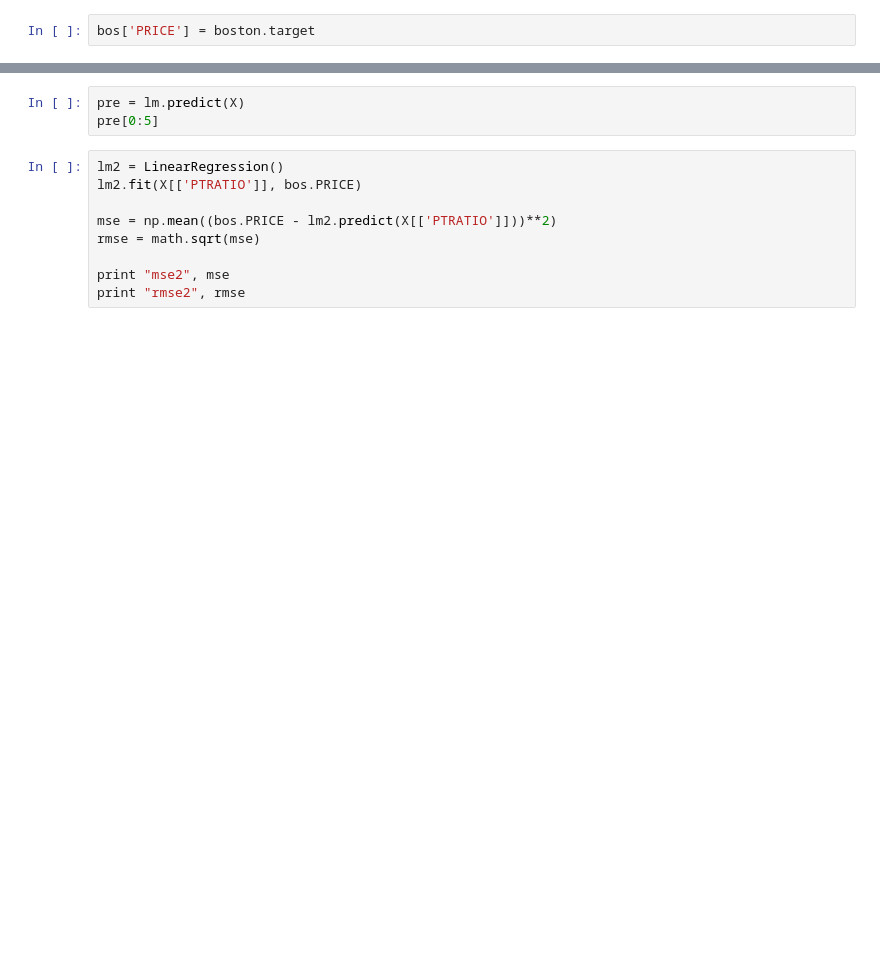
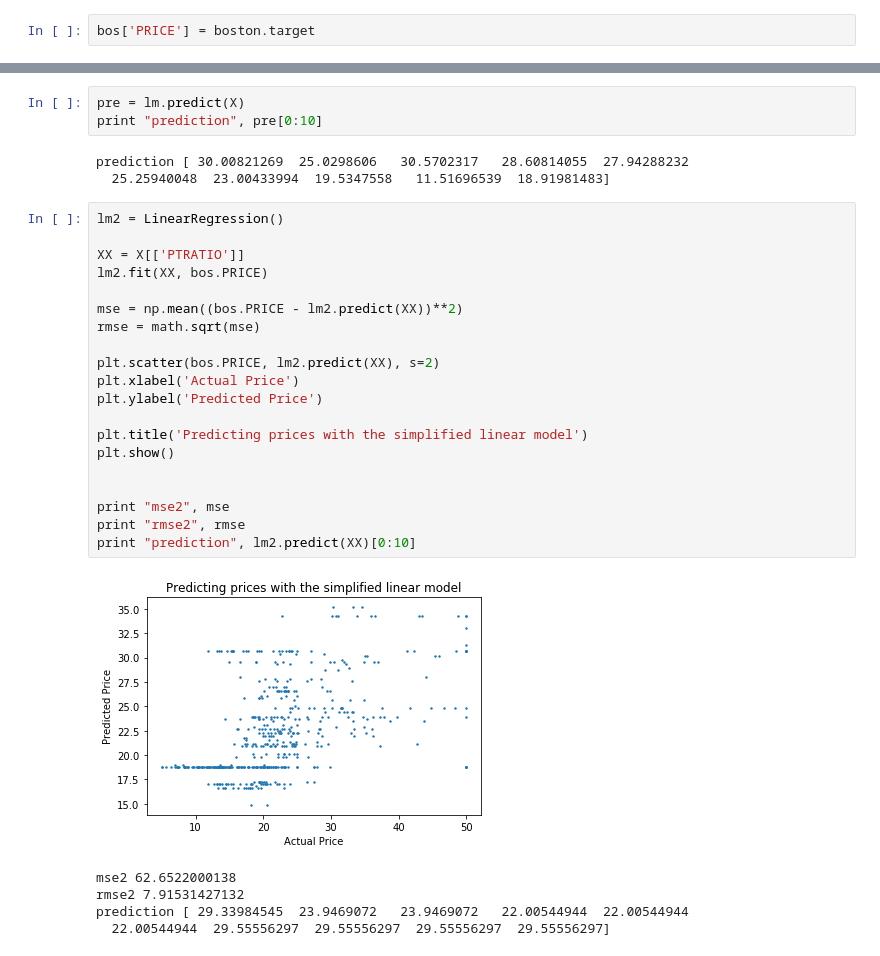
Before and after one commit to jxxcarlson/python_workshop, a Jupyter notebook: day8/Regression.ipynb, the cells around one changed output, grey strips where cells are left out. Drawn from its saved outputs; the diff is of its cells as text; blank space fills up the shorter version.

```diff
--- a/day8/Regression.ipynb
+++ b/day8/Regression.ipynb
@@ -71,12 +150,32 @@ print "rmse", math.sqrt(mse)
 # %%
 pre = lm.predict(X)
-pre[0:5]
+print "prediction", pre[0:10]
+# %% [output]
+prediction [ 30.00821269  25.0298606   30.5702317   28.60814055  27.94288232
+  25.25940048  23.00433994  19.5347558   11.51696539  18.91981483]
 # %%
 lm2 = LinearRegression()
-lm2.fit(X[['PTRATIO']], bos.PRICE)
 
-mse = np.mean((bos.PRICE - lm2.predict(X[['PTRATIO']]))**2)
+XX = X[['PTRATIO']]
+lm2.fit(XX, bos.PRICE)
+
+mse = np.mean((bos.PRICE - lm2.predict(XX))**2)
 rmse = math.sqrt(mse)
+
+plt.scatter(bos.PRICE, lm2.predict(XX), s=2)
+plt.xlabel('Actual Price')
+plt.ylabel('Predicted Price')
+
+plt.title('Predicting prices with the simplified linear model')
+plt.show()
+
 
 print "mse2", mse
 print "rmse2", rmse
+print "prediction", lm2.predict(XX)[0:10]
+# %% [output]
+[figure, added]
+mse2 62.6522000138
+rmse2 7.91531427132
+prediction [ 29.33984545  23.9469072   23.9469072   22.00544944  22.00544944
+  22.00544944  29.55556297  29.55556297  29.55556297  29.55556297]
```
Also changed, not shown: parts of 19 cells of this notebook, 43 other files.
